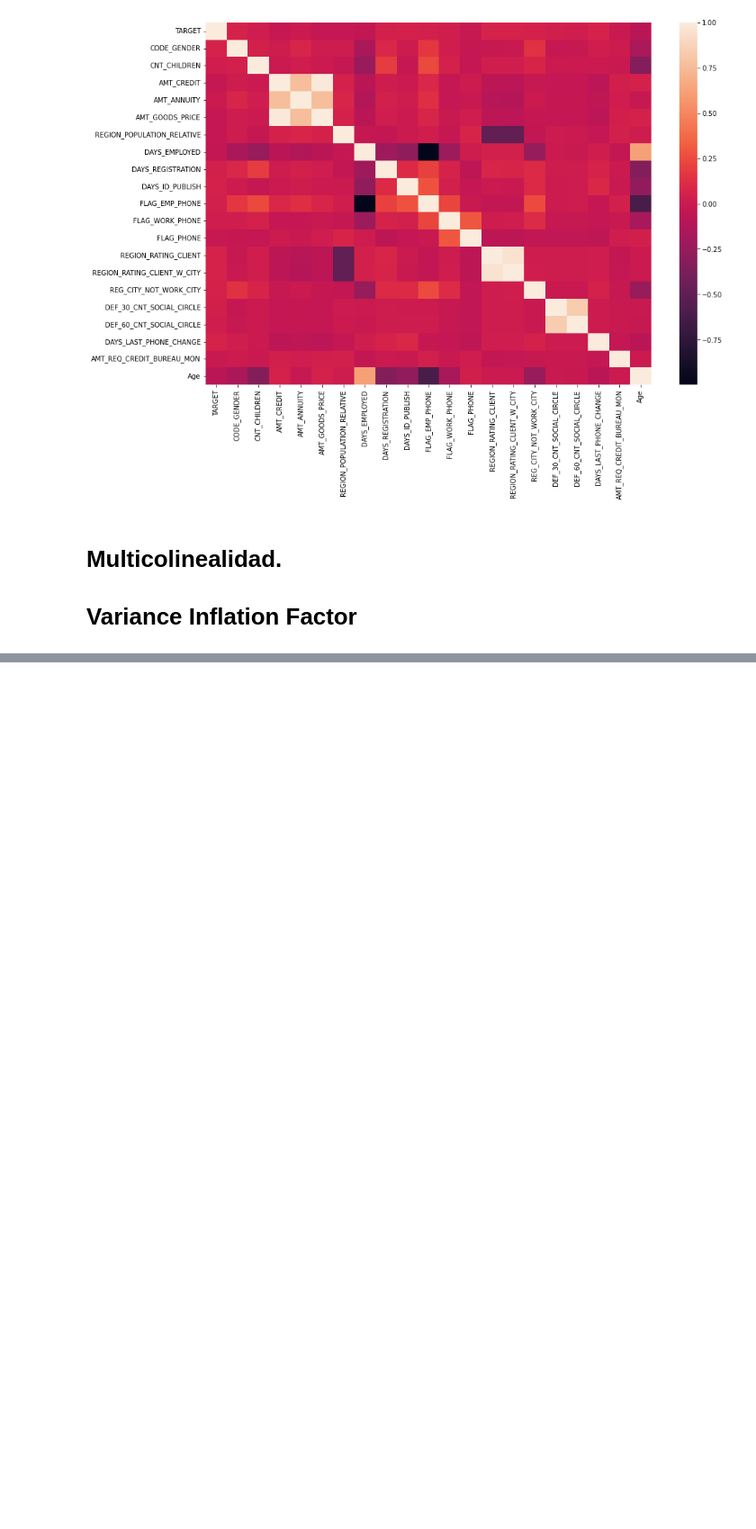
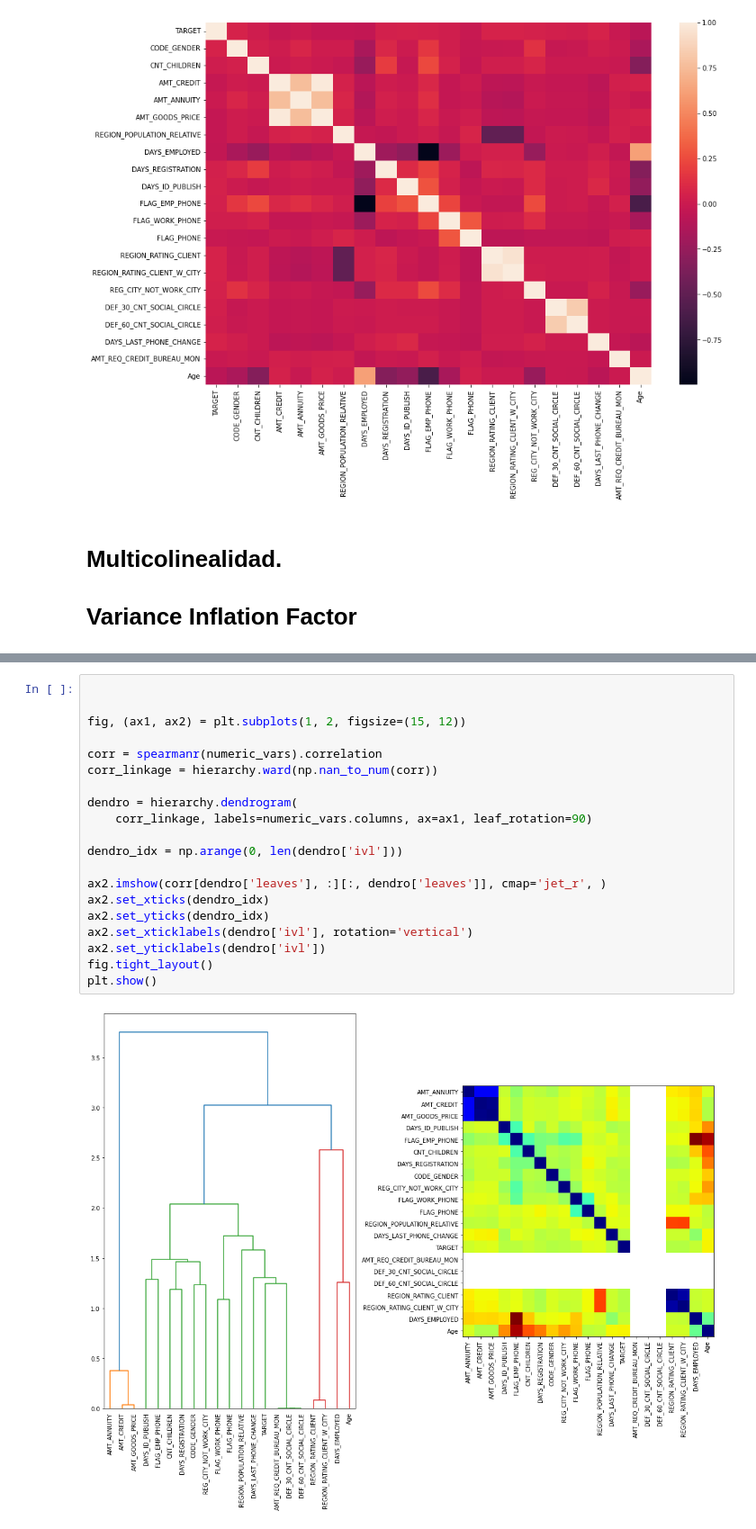
Before and after one commit to RigelAlgebar/Credit-Card-Fraud-Detection-IIIT-Bangalore, a Jupyter notebook: notebooks/5. EDA-Distributions.ipynb, the cells around one changed output, grey strips where cells are left out. Shown at 90% size. Cells and saved outputs as stored; diff of their text form; blank space fills up the shorter version.

```diff
--- a/notebooks/5. EDA-Distributions.ipynb
+++ b/notebooks/5. EDA-Distributions.ipynb
@@ -248,0 +339,22 @@ dtype: int64
+# %%
+
+
+fig, (ax1, ax2) = plt.subplots(1, 2, figsize=(15, 12))
+
+corr = spearmanr(numeric_vars).correlation
+corr_linkage = hierarchy.ward(np.nan_to_num(corr))
+
+dendro = hierarchy.dendrogram(
+    corr_linkage, labels=numeric_vars.columns, ax=ax1, leaf_rotation=90)
+
+dendro_idx = np.arange(0, len(dendro['ivl']))
+
+ax2.imshow(corr[dendro['leaves'], :][:, dendro['leaves']], cmap='jet_r', )
+ax2.set_xticks(dendro_idx)
+ax2.set_yticks(dendro_idx)
+ax2.set_xticklabels(dendro['ivl'], rotation='vertical')
+ax2.set_yticklabels(dendro['ivl'])
+fig.tight_layout()
+plt.show()
+# %% [output]
+[figure, added]
```
Also changed, not shown: parts of 11 cells of this notebook.
